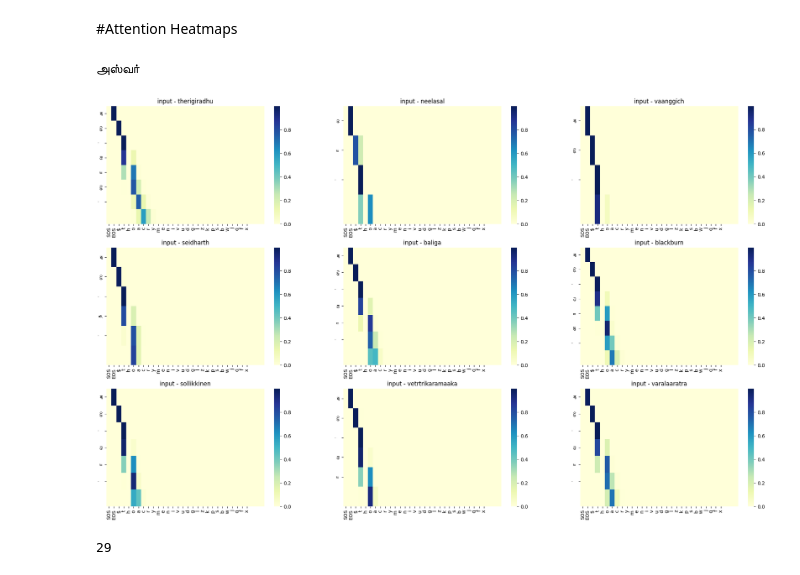
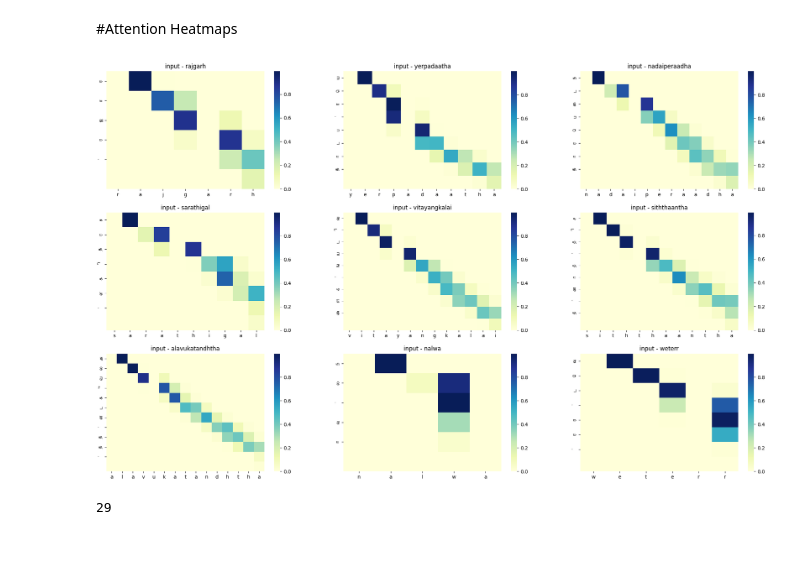
Before and after one commit to Dhananjay42/cs6910-assn3, a Jupyter notebook: assn3_nb.ipynb, the cells around one changed output. Drawn from its saved outputs; the diff is of its cells as text; code cells hidden in the pictures; blank space fills up the shorter version.

```diff
--- a/assn3_nb.ipynb
+++ b/assn3_nb.ipynb
@@ -1389,8 +1389,10 @@ for i in range(9):
     input_w = input.tolist()
     input_w = [a[0] for a in input_w]
     word_in = decoded_word(english, input_w)
+
     inputs.append(word_in)
     target = sample[1]
+
 
     with torch.no_grad():
       encoder_hidden = attn_model.encoder.init_hidden()
@@ -1401,9 +1403,9 @@ for i in range(9):
         encoder_outputs = torch.zeros(attn_model.max_length, attn_model.encoder.hl_size, device=device)
 
       input_length = input.size(0)
-      for j in range(0, min(input_length, attn_model.max_length)):
+      for j in range(0, input_length):
         encoder_output, encoder_hidden = attn_model.encoder.forward(input[j], encoder_hidden)
-        encoder_outputs[i] = encoder_output[0, 0]
+        encoder_outputs[j] = encoder_output[0, 0]
 
       decoder_input = torch.tensor([[start_token]], device=device)
       decoder_hidden = encoder_hidden
@@ -1424,13 +1426,6 @@ for i in range(9):
 
     heatmaps.append(decoder_attentions[:j+1])
     out_words.append(out_word)
-# %%
-xlabels = [english.get_character(i) for i in range(0, english.n_chars)]
-ylabels = [letter for letter in out_word]
-# %%
-print(out_word)
-# %% [output]
-அஸ்வா்
 # %%
 import matplotlib.pyplot as plt
 from matplotlib.pyplot import figure
@@ -1440,21 +1435,24 @@ warnings.filterwarnings('ignore') # setting ignore as a parameter
 # %%
 
 fig, axes = plt.subplots(3, 3, figsize=(25, 15))
 
 font_prop = FontProperties(fname='/content/Latha.ttf', size=7)
 #ax = plt.subplot()
 # for label in (axes.get_yticklabels()):
 #     label.set_fontproperties(font_prop)
 
 xlabels = [english.get_character(i) for i in range(0, english.n_chars)]
 
 for i, ax in enumerate(axes.flatten()):
     ax.set_yticklabels(ax.get_yticklabels(), fontproperties=font_prop)
     ylabels = [letter for letter in out_words[i]]
-    sns.heatmap(np.array(heatmaps[i]), ax=ax, cmap='YlGnBu', xticklabels = xlabels, yticklabels = ylabels)
+    xlabels = [letter for letter in inputs[i]]
+    arr = np.array(heatmaps[i])
+    arr = arr[:,0:len(inputs[i])]
+    sns.heatmap(arr, ax=ax, cmap='YlGnBu', xticklabels = xlabels, yticklabels = ylabels)
     ax.set_title(f'input - {inputs[i]}')
 # %% [output]
-[figure, old version]
+[figure, new version]
 # %%
 print(english.n_chars)
 # %% [output]
```
Also changed, not shown: parts of 1 cell of this notebook.
